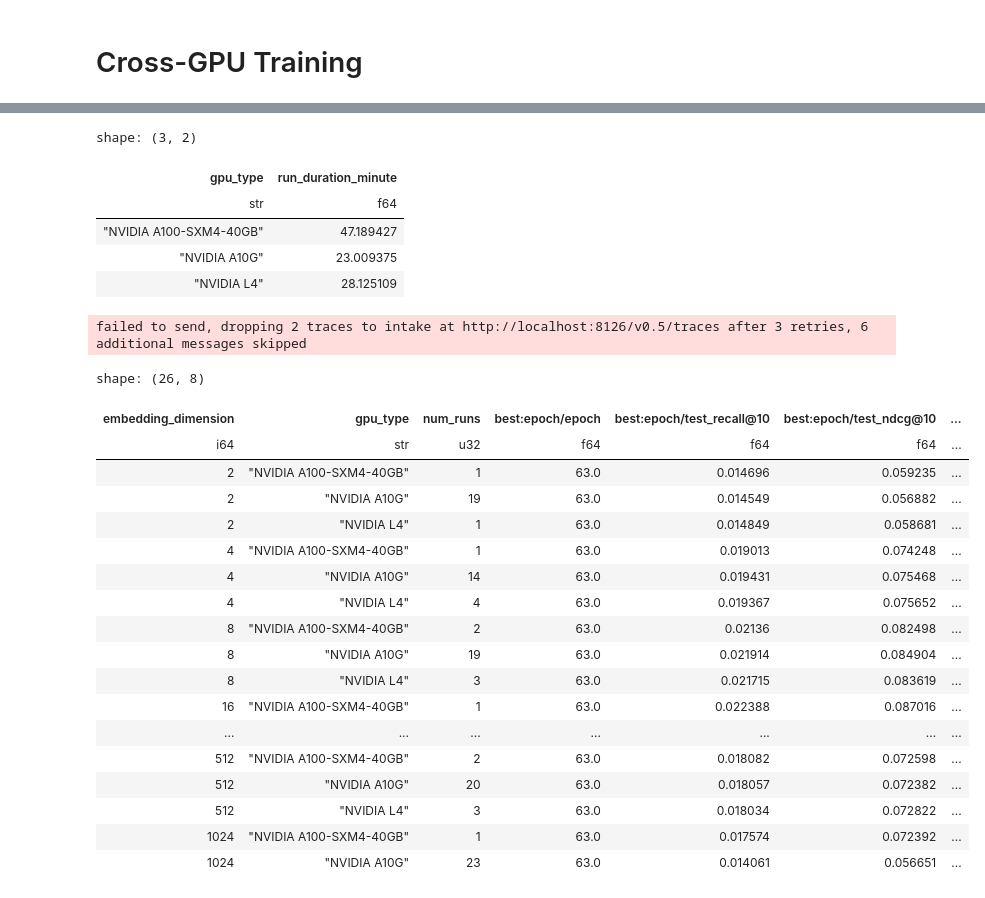
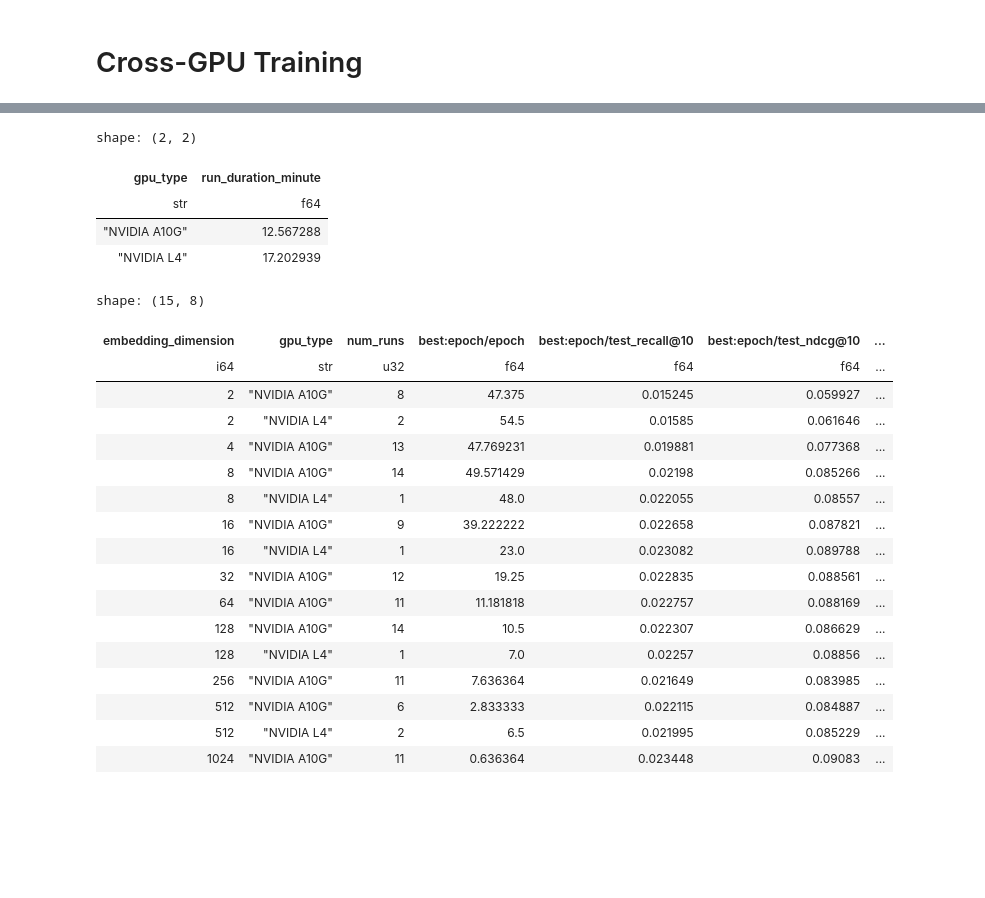
Before and after one commit to chaald/peppermint-matrix, a Jupyter notebook: notebooks/parameter_analysis/matrix_factorization.ipynb, the cells around one changed output, grey strips where cells are left out. Saved outputs shown, nothing was run; the diff lists cells and outputs as text; code cells hidden in the pictures; blank space fills up the shorter version.

Commit message:
l1 experiments

```diff
--- a/notebooks/parameter_analysis/matrix_factorization.ipynb
+++ b/notebooks/parameter_analysis/matrix_factorization.ipynb
@@ -403,45 +684,47 @@ shape: (10, 2)
 # %%
 experiment_runs.group_by("gpu_type").agg(
-    pl.col("run_duration_minute").mean()
+    pl.col("run_duration_minute").mean(),
+
 ).sort("gpu_type")
 # %% [output]
-shape: (3, 2)
+shape: (2, 2)
 | gpu_type | run_duration_minute |
 | str | f64 |
-| "NVIDIA A100-SXM4-40GB" | 47.189427 |
-| "NVIDIA A10G" | 23.009375 |
-| "NVIDIA L4" | 28.125109 |
+| "NVIDIA A10G" | 12.567288 |
+| "NVIDIA L4" | 17.202939 |
-failed to send, dropping 2 traces to intake at http://localhost:8126/v0.5/traces after 3 retries, 6 additional messages skipped
 # %%
-experiment_summary = experiment_runs.filter(pl.col("l2_regularization") == 0.).group_by("embedding_dimension", "gpu_type").agg(
+experiment_summary = experiment_runs.filter(
+    pl.col("l2_regularization") == 0,
+    pl.col("l1_regularization") == 0.0,
+    pl.col("embedding_dropout_rate") == 0.0
+).group_by("embedding_dimension", "gpu_type").agg(
     pl.col("run_id").count().alias("num_runs"),
     pl.col("best:epoch/epoch").mean(),
     pl.col("best:epoch/test_recall@10").mean(),
     pl.col("best:epoch/test_ndcg@10").mean(),
     pl.col("best:epoch/test_recall@50").mean(),
     pl.col("best:epoch/test_ndcg@50").mean(),
 ).sort("embedding_dimension", "gpu_type")
 experiment_summary
 # %% [output]
-shape: (26, 8)
+shape: (15, 8)
 | embedding_dimension | gpu_type | num_runs | best:epoch/epoch | best:epoch/test_recall@10 | best:epoch/test_ndcg@10 | ... |
 | i64 | str | u32 | f64 | f64 | f64 | ... |
-| 2 | "NVIDIA A100-SXM4-40GB" | 1 | 63.0 | 0.014696 | 0.059235 | ... |
-| 2 | "NVIDIA A10G" | 19 | 63.0 | 0.014549 | 0.056882 | ... |
-| 2 | "NVIDIA L4" | 1 | 63.0 | 0.014849 | 0.058681 | ... |
-| 4 | "NVIDIA A100-SXM4-40GB" | 1 | 63.0 | 0.019013 | 0.074248 | ... |
-| 4 | "NVIDIA A10G" | 14 | 63.0 | 0.019431 | 0.075468 | ... |
-| 4 | "NVIDIA L4" | 4 | 63.0 | 0.019367 | 0.075652 | ... |
-| 8 | "NVIDIA A100-SXM4-40GB" | 2 | 63.0 | 0.02136 | 0.082498 | ... |
-| 8 | "NVIDIA A10G" | 19 | 63.0 | 0.021914 | 0.084904 | ... |
-| 8 | "NVIDIA L4" | 3 | 63.0 | 0.021715 | 0.083619 | ... |
-| 16 | "NVIDIA A100-SXM4-40GB" | 1 | 63.0 | 0.022388 | 0.087016 | ... |
-| ... | ... | ... | ... | ... | ... | ... |
-| 512 | "NVIDIA A100-SXM4-40GB" | 2 | 63.0 | 0.018082 | 0.072598 | ... |
-| 512 | "NVIDIA A10G" | 20 | 63.0 | 0.018057 | 0.072382 | ... |
-| 512 | "NVIDIA L4" | 3 | 63.0 | 0.018034 | 0.072822 | ... |
-| 1024 | "NVIDIA A100-SXM4-40GB" | 1 | 63.0 | 0.017574 | 0.072392 | ... |
-| 1024 | "NVIDIA A10G" | 23 | 63.0 | 0.014061 | 0.056651 | ... |
+| 2 | "NVIDIA A10G" | 8 | 47.375 | 0.015245 | 0.059927 | ... |
+| 2 | "NVIDIA L4" | 2 | 54.5 | 0.01585 | 0.061646 | ... |
+| 4 | "NVIDIA A10G" | 13 | 47.769231 | 0.019881 | 0.077368 | ... |
+| 8 | "NVIDIA A10G" | 14 | 49.571429 | 0.02198 | 0.085266 | ... |
+| 8 | "NVIDIA L4" | 1 | 48.0 | 0.022055 | 0.08557 | ... |
+| 16 | "NVIDIA A10G" | 9 | 39.222222 | 0.022658 | 0.087821 | ... |
+| 16 | "NVIDIA L4" | 1 | 23.0 | 0.023082 | 0.089788 | ... |
+| 32 | "NVIDIA A10G" | 12 | 19.25 | 0.022835 | 0.088561 | ... |
+| 64 | "NVIDIA A10G" | 11 | 11.181818 | 0.022757 | 0.088169 | ... |
+| 128 | "NVIDIA A10G" | 14 | 10.5 | 0.022307 | 0.086629 | ... |
+| 128 | "NVIDIA L4" | 1 | 7.0 | 0.02257 | 0.08856 | ... |
+| 256 | "NVIDIA A10G" | 11 | 7.636364 | 0.021649 | 0.083985 | ... |
+| 512 | "NVIDIA A10G" | 6 | 2.833333 | 0.022115 | 0.084887 | ... |
+| 512 | "NVIDIA L4" | 2 | 6.5 | 0.021995 | 0.085229 | ... |
+| 1024 | "NVIDIA A10G" | 11 | 0.636364 | 0.023448 | 0.09083 | ... |
 # %%
 experiment_summary[["embedding_dimension", "gpu_type", "num_runs"]].pivot(
     values=["num_runs"],
```
Also changed, not shown: parts of 48 cells of this notebook, 1 other file.
